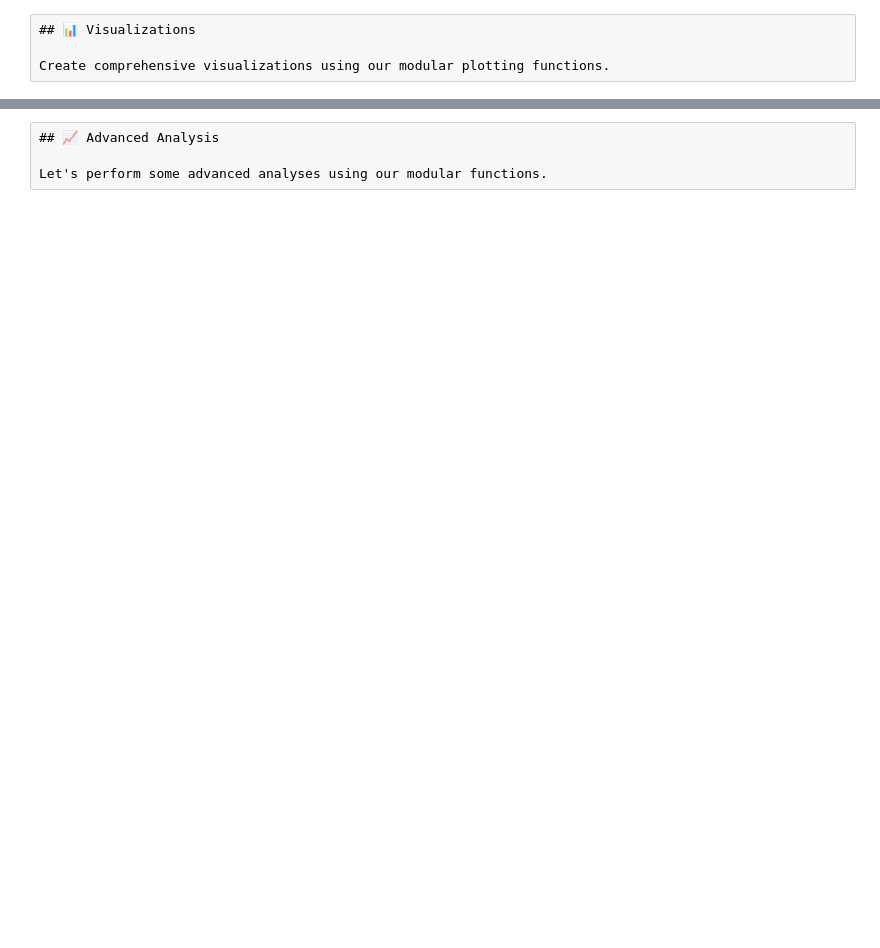
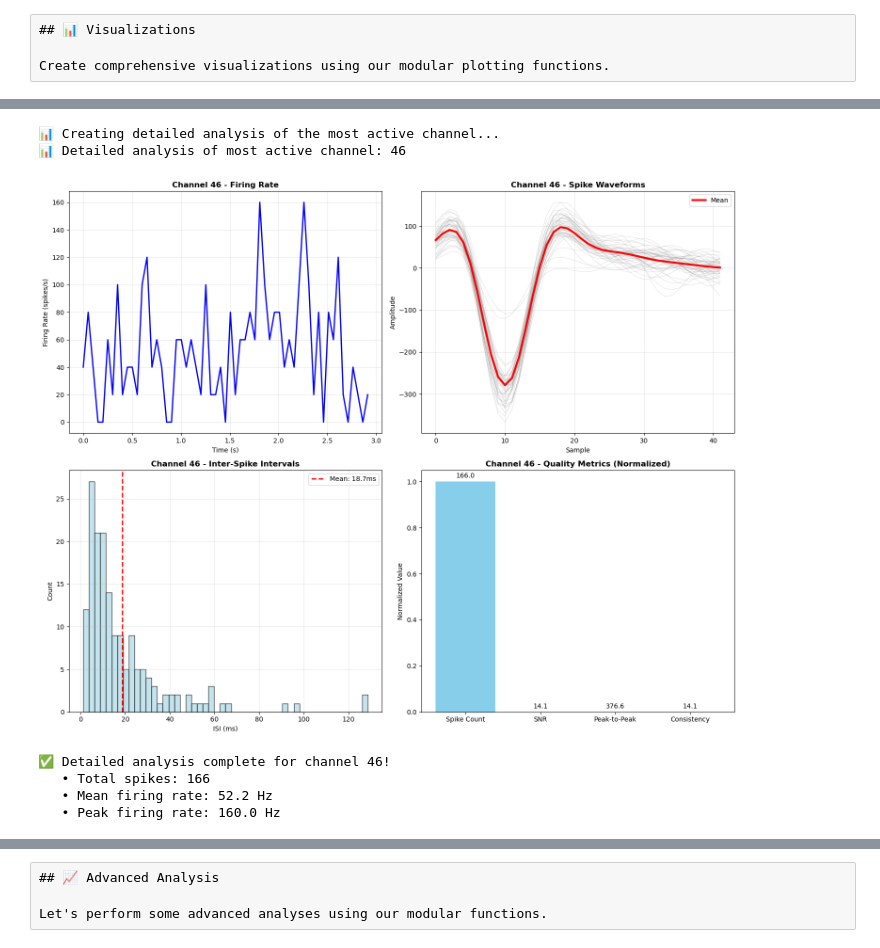
Before and after one commit to nadernik/neural_exploration, a Jupyter notebook: neural_feature_exploration_modular.ipynb, the cells around one changed output, grey strips where cells are left out. Saved outputs shown, nothing was run; the diff lists cells and outputs as text; code cells hidden in the pictures; blank space fills up the shorter version.

```diff
--- a/neural_feature_exploration_modular.ipynb
+++ b/neural_feature_exploration_modular.ipynb
@@ -223,0 +262,18 @@ if features is not None and 'top_channels' in locals():
+# %%
+# 4. Detailed analysis of the most active channel
+if analysis_results is not None and analysis_results['success']:
+    print("📊 Creating detailed analysis of the most active channel...")
+
+    # Use modular visualization function
+    plot_spike_channel_detail(analysis_results)
+
+else:
+    print("❌ Cannot create visualization - no valid analysis results")
+# %% [output]
+📊 Creating detailed analysis of the most active channel...
+📊 Detailed analysis of most active channel: 46
+[figure, added]
+✅ Detailed analysis complete for channel 46!
+   • Total spikes: 166
+   • Mean firing rate: 52.2 Hz
+   • Peak firing rate: 160.0 Hz
```
Also changed, not shown: parts of 26 cells of this notebook, 15 other files.
